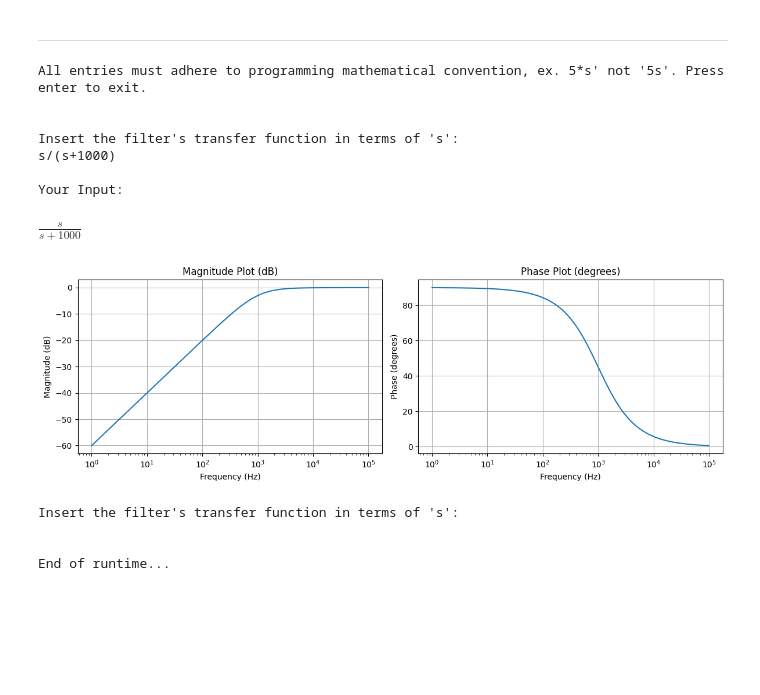
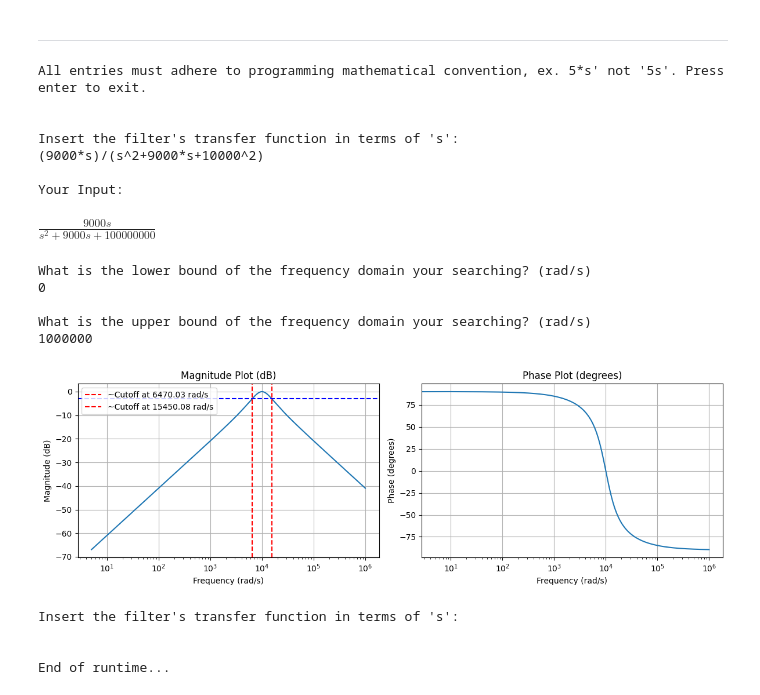
Before and after one commit to kiva-mccr/Inverse-Laplace-Calculator, a Jupyter notebook: Linear-Circuits-2-Calculator.ipynb, the cells around one changed output. Saved outputs shown, nothing was run; the diff lists cells and outputs as text; code cells hidden in the pictures; blank space fills up the shorter version.

Commit message:
Wooo graphs are done :)

```diff
--- a/Linear-Circuits-2-Calculator.ipynb
+++ b/Linear-Circuits-2-Calculator.ipynb
@@ -414,8 +416,17 @@ def filter_char():
     magnitude_sym = sym.Abs(symfy_function)
     phase_sym = sym.arg(symfy_function)
 
+    print("\n\033[1mWhat is the lower bound of the frequency domain your searching? (rad/s) \033[0m")
+    lower_lim = float(input())
+    if lower_lim == "":
+        return "exit"
+    print("\n\033[1mWhat is the upper bound of the frequency domain your searching? (rad/s) \033[0m")
+    upper_lim = float(input())
+    if upper_lim == "":
+        return "exit"
+
     # Generate frequency values
-    frequencies = np.logspace(0, 5, 1000)
+    frequencies = np.linspace(lower_lim, upper_lim, int((upper_lim-lower_lim)/5))
 
     # Calculate magnitude and phase values
     magnitude_values = 20 * np.log10(np.abs(transfer_function(frequencies)))
@@ -428,44 +439,62 @@ def filter_char():
     plt.subplot(1, 2, 1)
     plt.semilogx(frequencies, magnitude_values)
     plt.title('Magnitude Plot (dB)')
-    plt.xlabel('Frequency (Hz)')
+    plt.xlabel('Frequency (rad/s)')
     plt.ylabel('Magnitude (dB)')
     plt.grid(True)
+    plt.axhline(y=-3, color='blue', linestyle='--')
+
+    # Find the indices where the magnitude crosses -3 dB
+    indices = np.where(np.diff(np.sign(magnitude_values + 3)))[0]
+
+    # Store intersection frequencies
+    intersection_frequencies = [frequencies[index] for index in indices]
+
+    # Add vertical lines at all intersection frequencies and label the legend
+    for index, frequency in zip(indices, intersection_frequencies):
+        plt.axvline(x=frequencies[index], color='red', linestyle='--', label=f'~Cutoff at {frequency:.2f} rad/s')
+
+    plt.legend()
 
     # Phase plot
     plt.subplot(1, 2, 2)
     plt.semilogx(frequencies, phase_values)
     plt.title('Phase Plot (degrees)')
-    plt.xlabel('Frequency (Hz)')
+    plt.xlabel('Frequency (rad/s)')
     plt.ylabel('Phase (degrees)')
     plt.grid(True)
 
     plt.tight_layout()
     plt.show()
 
     print("\n\n\n")
 
     return filter_char
 
 ## UI
 print("All entries must adhere to programming mathematical convention, ex. 5*s' not '5s'. Press enter to exit.\n\n")
 filter_char_ans = ""
 while True:
   if filter_char_ans == "exit":
     print("\nEnd of runtime...")
     break
   filter_char_ans = filter_char()
 # %% [output]
 All entries must adhere to programming mathematical convention, ex. 5*s' not '5s'. Press enter to exit.
 
 
 Insert the filter's transfer function in terms of 's':
-s/(s+1000)
+(9000*s)/(s^2+9000*s+10000^2)
 
 Your Input:
-$\displaystyle \frac{s}{s + 1000}$
+$\displaystyle \frac{9000 s}{s^{2} + 9000 s + 100000000}$
+What is the lower bound of the frequency domain your searching? (rad/s)
+0
+
+What is the upper bound of the frequency domain your searching? (rad/s)
+1000000
-[figure, old version]
+[figure, new version]
-Insert the filter's transfer function in terms of 's':
-
-
-End of runtime...
+Insert the filter's transfer function in terms of 's':
+
+
+End of runtime...
```
Also changed, not shown: parts of 1 cell of this notebook.
